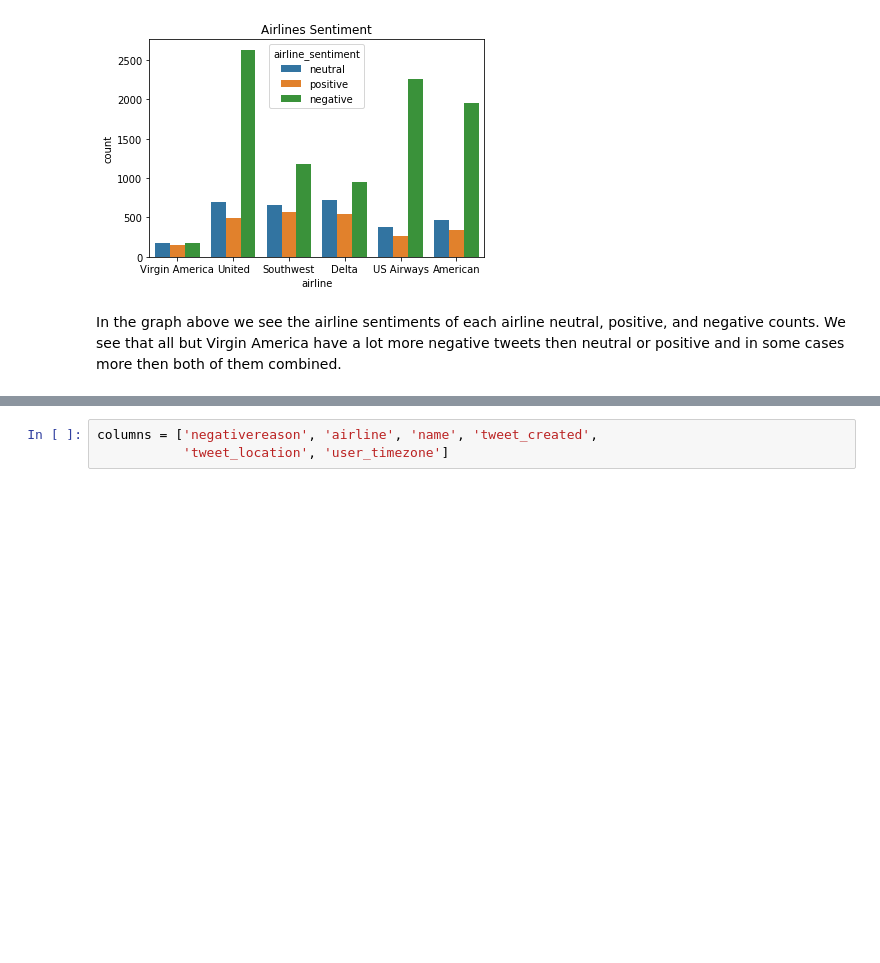
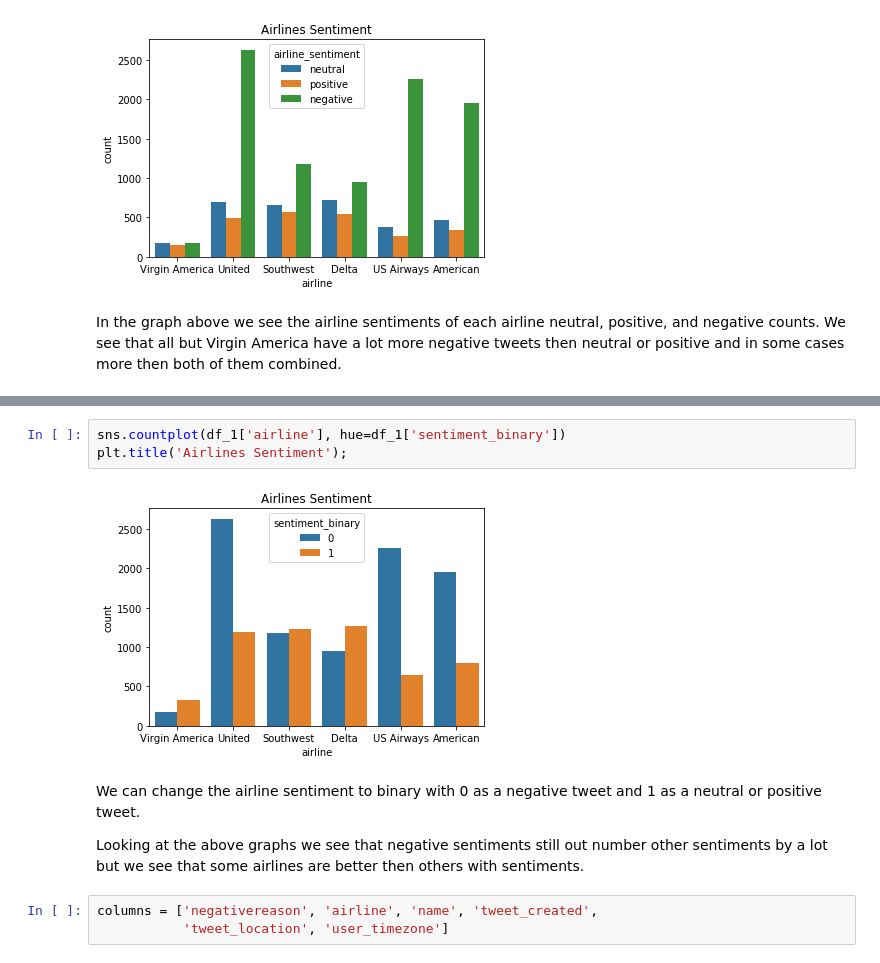
Before and after one commit to willjdew/Airline-Twitter-Sentiment, a Jupyter notebook: notebooks/Twitter_US_Airline_ Sentiment.ipynb, the cells around one changed output, grey strips where cells are left out. Cells and saved outputs as stored; diff of their text form; blank space fills up the shorter version.

```diff
--- a/notebooks/Twitter_US_Airline_ Sentiment.ipynb
+++ b/notebooks/Twitter_US_Airline_ Sentiment.ipynb
@@ -80,3 +78,12 @@ Index(['tweet_id', 'airline_sentiment', 'airline_sentiment_confidence',
+# %%
+sns.countplot(df_1['airline'], hue=df_1['sentiment_binary'])
+plt.title('Airlines Sentiment');
+# %% [output]
+[figure, added]
+# %% [markdown]
+We can change the airline sentiment to binary with 0 as a negative tweet and 1 as a neutral or positive tweet.
+
+Looking at the above graphs we see that negative sentiments still out number other sentiments by a lot but we see that some airlines are better then others with sentiments.
 # %%
 columns = ['negativereason', 'airline', 'name', 'tweet_created',
            'tweet_location', 'user_timezone']
```
Also changed, not shown: parts of 20 cells of this notebook.
